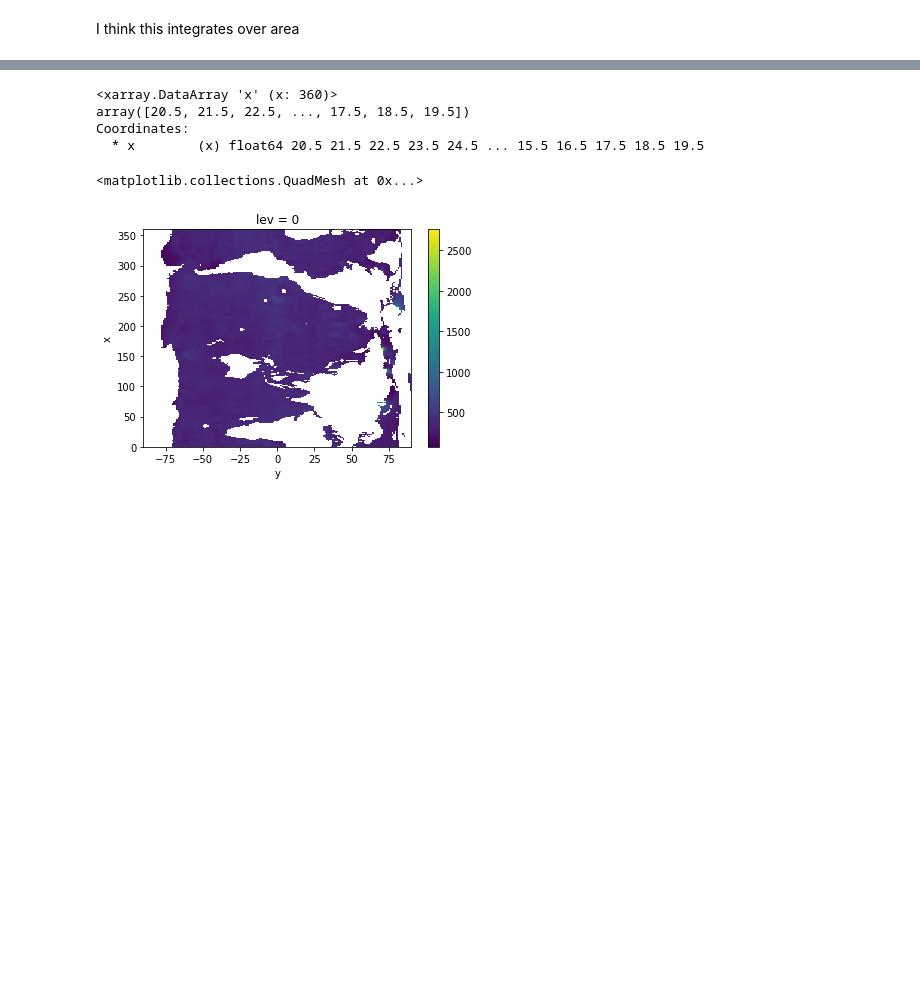
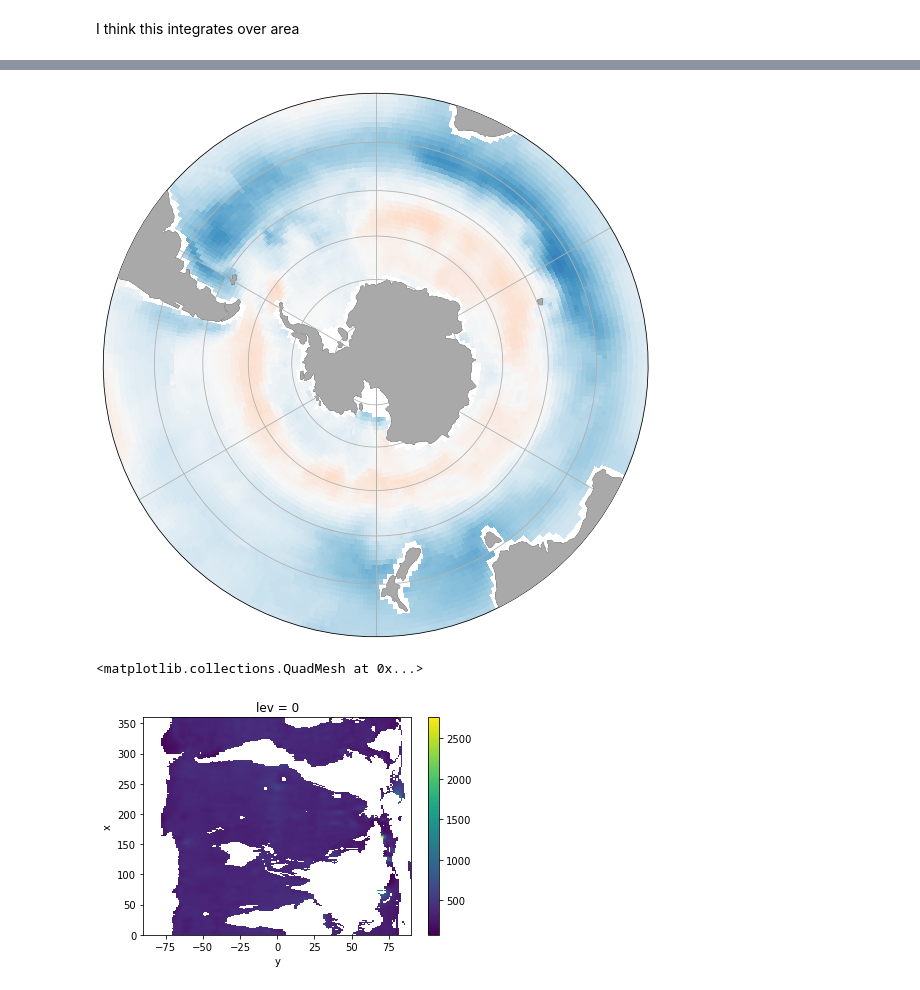
Before and after one commit to gmacgilchrist/seniorthesis, a Jupyter notebook: notebooks/observations.ipynb, the cells around one changed output, grey strips where cells are left out. Cells and saved outputs as stored; diff of their text form; code cells hidden in the pictures; blank space fills up the shorter version.

```diff
--- a/notebooks/observations.ipynb
+++ b/notebooks/observations.ipynb
@@ -155,67 +126,44 @@ vol = haumann['vol']
 fig, ax = plt.subplots(nrows = 1, ncols=1, figsize=[10,10], subplot_kw={'projection':ccrs.SouthPolarStereo()})
 crs_plot = ccrs.SouthPolarStereo()
 crs_source = ccrs.PlateCarree()
 
 ax.add_feature(cfeature.LAND,zorder=10,facecolor='darkgray')
 ax.set_extent([-180, 180, -90, -30], crs_source)
 # Compute a circle in axes coordinates, which we can use as a boundary
 # for the map. We can pan/zoom as much as we like - the boundary will be
 # permanently circular.
 
 theta = np.linspace(0, 2*np.pi, 100)
 center, radius = [0.5, 0.5], 0.5
 verts = np.vstack([np.sin(theta), np.cos(theta)]).T
 circle = mpath.Path(verts * radius + center)
 ax.set_boundary(circle, transform=ax.transAxes)
 
 ax.gridlines()
 ax.coastlines()
 
-title=name
-ax.set_title(title,fontsize=34,pad = 1)
+# title=name
+# ax.set_title(title,fontsize=34,pad = 1)
 
-lat = ds['fgco2'].lat.transpose('y','x')
-lon = ds['fgco2'].lon.transpose('y','x')
+lat = ds['fgco2'].lat
+
+lon = ds['fgco2'].lon
+
 X = lon
 Y = lat
 
 #     conversion = 3.1536e7 * 83.3
     # 3.1536e7 seconds per year
     # 83.3 mol C per kg -- 12 gC/mol
 
-Z = ds['fgco2']*conversion
-#     rho = ds['sigma2'].isel(lev = 0)
-#     rho = rho.transpose('x','y')
-#     rho.assign_coords({'lat': Y})
-#     rho.assign_coords({'lon': X})
-#     rho = rho.transpose('x','y')
-#     rho.assign_coords({'lat': Y})
-#     rho.assign_coords({'lon': X})
-# #     rho = rho.transpose('y','x')
-# #     print(Z)
-# #     print(rho)
+Z = ds['fgco2'].mean('time', keep_attrs = True)
+# *conversion
 
 
-im = ax.pcolormesh(X,Y,-1*Z,cmap='RdBu_r', transform = crs_source, shading = 'auto', vmin = -3, vmax = 3)
-#     if name == 'UKESM1-0-LL.gn.historical.Omon' or name =='CanESM5-CanOE.gn.historical.Omon' or name =='CNRM-ESM2-1.gn.historical.Omon' or name == 'CanESM5.gn.historical.Omon' or name == 'IPSL-CM6A-LR.gn.historical.Omon':
-#         CS = ax.contour(rho.lon,rho.lat,rho,transform=crs_source,levels=[35, 35.5, 36, 36.5, 36.8],colors='g', linewidths = 3)
-#     else:
-#         CS = ax.contour(rho.lon.transpose('y','x'),rho.lat.transpose('y','x'),rho.transpose('y','x'),transform=crs_source,levels=[35, 35.5, 36, 36.5],colors='g', linewidths = 3)
 
-#     cbar_label = 'Surface Upward Flux of Total CO\u2082 (mol/m\u00b2/yr)'
-#     cbar = plt.colorbar(im,ax = ax, orientation='horizontal',fraction = 0.05, pad=0.05)
-#     cbar.set_label(cbar_label, fontsize = 20)
-#     cbar.ax.tick_params(labelsize=18)
-#     ax.clabel(CS, inline=1, fontsize=24)
-
-#     ax_idx += 1
+im = ax.pcolormesh(X,Y,Z,cmap='RdBu_r', transform = crs_source, shading = 'auto', vmin = -5, vmax = 5)
+# %% [output]
+[figure, added]
-# %%
-da.x
-# %% [output]
-<xarray.DataArray 'x' (x: 360)>
-array([20.5, 21.5, 22.5, ..., 17.5, 18.5, 19.5])
-Coordinates:
-  * x        (x) float64 20.5 21.5 22.5 23.5 24.5 ... 15.5 16.5 17.5 18.5 19.5
 # %%
 # da = da.roll(x = 20, roll_coords = True)
 da.isel(lev = 0).plot()
```
Also changed, not shown: parts of 30 cells of this notebook.
